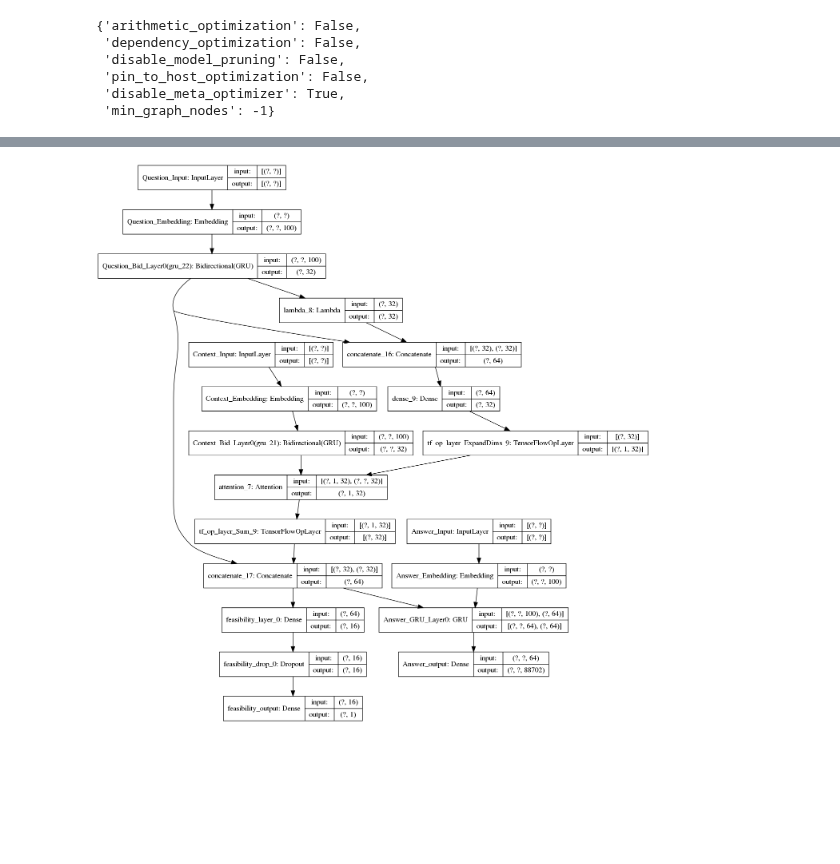
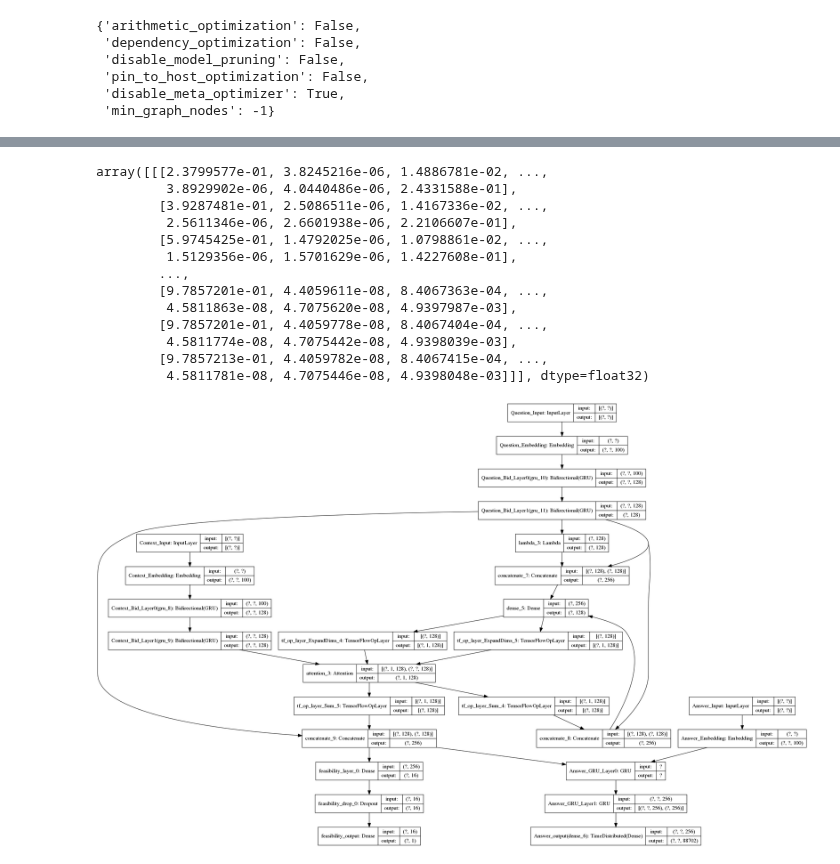
Before and after one commit to anupjha10/w266_nlp_project, a Jupyter notebook: w266_project/project.ipynb, the cells around one changed output, grey strips where cells are left out. Saved outputs shown, nothing was run; the diff lists cells and outputs as text; code cells hidden in the pictures; blank space fills up the shorter version.

```diff
--- a/w266_project/project.ipynb
+++ b/w266_project/project.ipynb
@@ -152,10 +152,11 @@ def tokenize_c_q_a(dataset):
     vocab = tokenizer.word_index
     vocab['<s>'] = len(vocab)+1
     vocab['</s>'] = len(vocab)+1
-    return (tokenizer,vocab)
+    id_vocab = {value: key for key, value in vocab.items()}
+    return (tokenizer,vocab,id_vocab)
 # %%
 #tokenizer_obj = tokenize_c_q_a([a+b for a,b in zip(train_lists,dev_lists)])
-tokenizer_obj,vocab = tokenize_c_q_a(train_lists)
+tokenizer_obj,vocab,id_vocab = tokenize_c_q_a(train_lists)
 # %%
 vocab_size = len(vocab)
 print("Vocab Size:",vocab_size)
@@ -303,10 +304,10 @@ tf.config.optimizer.set_experimental_options({'arithmetic_optimization':False,
                                               'pin_to_host_optimization':False,
                                               'min_graph_nodes':-1,
                                             'disable_meta_optimizer':True})
-num_unit_gru = 16
-num_layers_gru = 1
+num_unit_gru = 64
+num_layers_gru = 2
 ndim =100
-num_episodes = 1
+num_episodes = 2
 num_dense_layer_feasibility = 16
 dropout_rate = 0.5
 num_dense_layers_feasibility = 1
@@ -420,11 +421,11 @@ model2.compile(optimizer='adam',
              loss=[tf.keras.losses.BinaryCrossentropy()
 ,tf.keras.losses.SparseCategoricalCrossentropy()],
              metrics=['acc'],
-             loss_weights=[0.1,0.9])
-history = model2.fit({'Context_Input':train_context_padded_seq[:800],
-                     'Question_Input':train_question_seq_padded[:800],
-                     'Answer_Input':train_answer_input_seq_padded[:800]},
-                    {'feasibility_output':train_answer_impossible[:800],
-                    'Answer_output':train_answer_target_seq_padded[:800]},
-                    epochs=3,batch_size=10)
+             loss_weights=[0.1,10])
+history = model2.fit({'Context_Input':train_context_padded_seq[:100],
+                     'Question_Input':train_question_seq_padded[:100],
+                     'Answer_Input':train_answer_input_seq_padded[:100]},
+                    {'feasibility_output':train_answer_impossible[:100],
+                    'Answer_output':train_answer_target_seq_padded[:100]},
+                    epochs=10,batch_size=5)
 # %% [output]
@@ -461,3 +601,19 @@ array([1, 0, 1, 0, 0, 0, 1, 1, 0, 1, 0, 0, 0, 1, 0, 0, 0, 1, 0, 1])
+# %%
+a
+# %% [output]
+array([[[2.3799577e-01, 3.8245216e-06, 1.4886781e-02, ...,
+         3.8929902e-06, 4.0440486e-06, 2.4331588e-01],
+        [3.9287481e-01, 2.5086511e-06, 1.4167336e-02, ...,
+         2.5611346e-06, 2.6601938e-06, 2.2106607e-01],
+        [5.9745425e-01, 1.4792025e-06, 1.0798861e-02, ...,
+         1.5129356e-06, 1.5701629e-06, 1.4227608e-01],
+        ...,
+        [9.7857201e-01, 4.4059611e-08, 8.4067363e-04, ...,
+         4.5811863e-08, 4.7075620e-08, 4.9397987e-03],
+        [9.7857201e-01, 4.4059778e-08, 8.4067404e-04, ...,
+         4.5811774e-08, 4.7075442e-08, 4.9398039e-03],
+        [9.7857213e-01, 4.4059782e-08, 8.4067415e-04, ...,
+         4.5811781e-08, 4.7075446e-08, 4.9398048e-03]]], dtype=float32)
 # %%
 from w266_common import utils
 utils.require_package("wget")      # for fetching dataset
@@ -467,6 +623,6 @@ utils.require_package("pydot")
 # %%
 from tensorflow.keras.utils import plot_model
 import pydot
-plot_model(model2,show_shapes=True)
+plot_model(model2,show_shapes=True,to_file="model.png")
 # %% [output]
-[figure, old version]
+[figure, new version]
```
Also changed, not shown: parts of 11 cells of this notebook, 3 other files.
